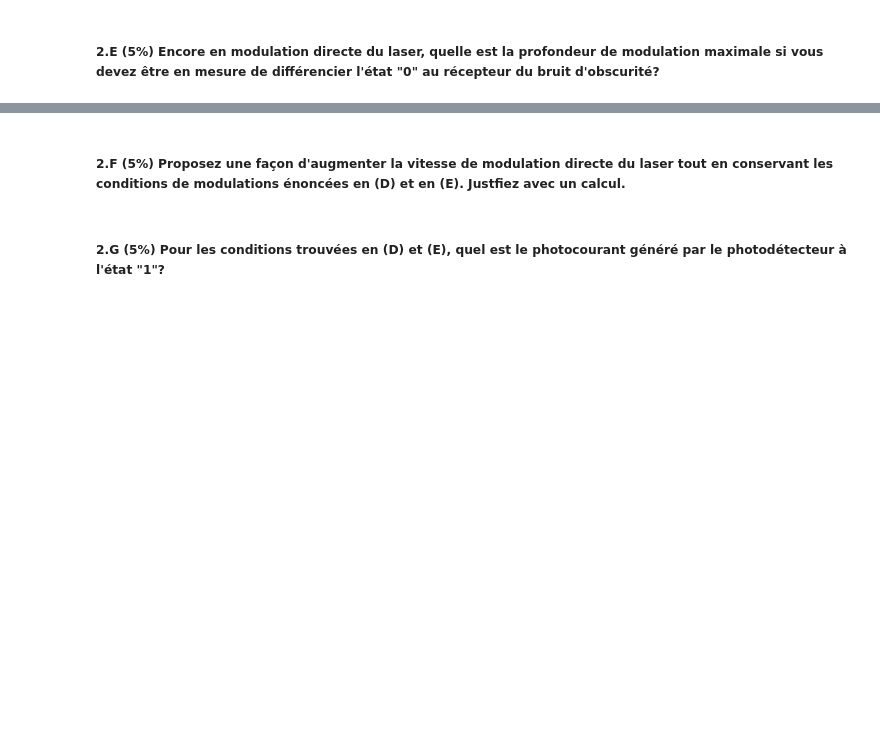
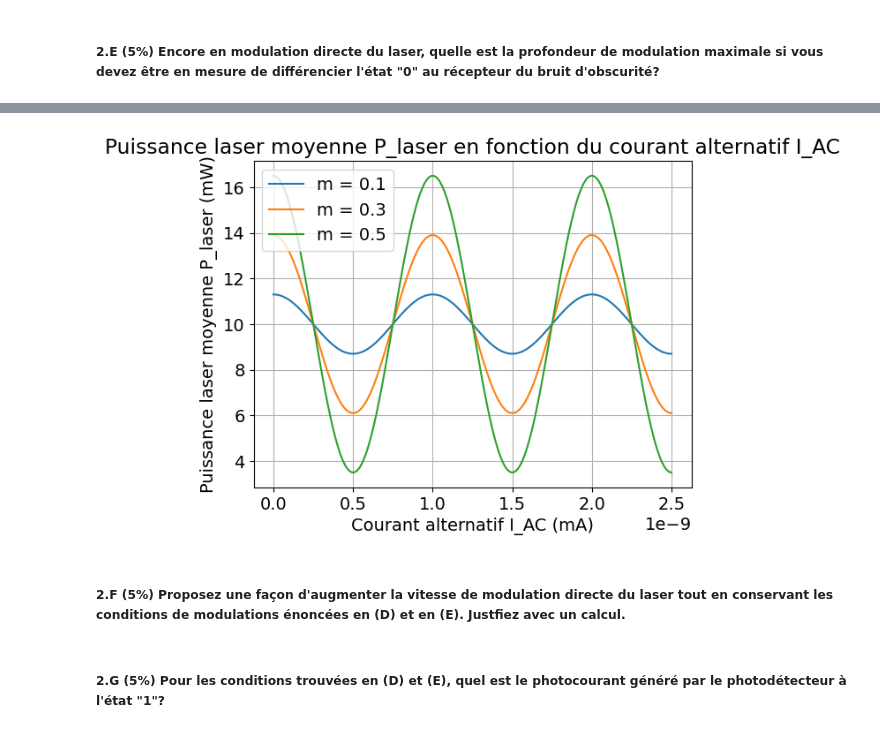
Before and after one commit to Eloi-Blouin/GPH-University-Laval-Course, a Jupyter notebook: Ulaval Session 7 Automne 2025/Optoélectronique/Devoir 4/Devoir_4_2025.ipynb, the cells around one changed output, grey strips where cells are left out. Cells and saved outputs as stored; diff of their text form; code cells hidden in the pictures; blank space fills up the shorter version.

```diff
--- a/Ulaval Session 7 Automne 2025/Optoélectronique/Devoir 4/Devoir_4_2025.ipynb
+++ b/Ulaval Session 7 Automne 2025/Optoélectronique/Devoir 4/Devoir_4_2025.ipynb
@@ -411,7 +411,7 @@ reset_globals_variables()
 ### données problèmes 2
 # Laser
 I_th_num2 = 10e-3  # A
-η_slope_num2 = 0.3e-3  # W/A
+η_slope_num2 = 0.3  # W/A
 τ_p_num2 = 10e-12  # s
 τ_m_num2 = 10e-12  # s
 V_p_num2 = 1e-16  # m^3
@@ -926,0 +943,4 @@ Un augmentation de 25.480 dB du SNR est obtenue grâce au ferrulage.
+# %%
+I_DC_num2 = P_input_fibre / η_slope_num2 + I_th_num2
+
+print(f"Courant continu I_DC minimum pour une puissance d'entrée de {P_input_fibre*1e3} mW: {I_DC_num2*1e3:.3f} mA")
@@ -931,3 +958,26 @@ Un augmentation de 25.480 dB du SNR est obtenue grâce au ferrulage.
+# %%
+m_num2 = [0.1, 0.3, 0.5]
+time_vector = np.linspace(0, 2.5e-9, 1000)
+
+def calculate_laser_power_slow(I_DC, m, ω, t, I_th, η_slope):
+    """ Calcule la puissance laser moyenne P_laser en fonction du courant continu I_DC et du courant alternatif I_AC """
+    P_laser = η_slope * ((I_DC * (1 + m * np.cos(ω * t))) - I_th)
+    return P_laser
+
+output_power_I_AC_num2 = []
+for m in m_num2:
+    output_power_I_AC_m_num2 = calculate_laser_power_slow(I_DC_num2, m, (2 * np.pi * 1e9), time_vector, I_th_num2, η_slope_num2)
+    output_power_I_AC_num2.append(np.mean(output_power_I_AC_m_num2))
+
+    plt.plot(time_vector, output_power_I_AC_m_num2*1e3, label=f'm = {m}')
+plt.title("Puissance laser moyenne P_laser en fonction du courant alternatif I_AC")
+plt.xlabel("Courant alternatif I_AC (mA)")
+plt.ylabel("Puissance laser moyenne P_laser (mW)")
+plt.legend()
+plt.grid()
+plt.show()
+# %% [output]
+[figure, added]
 # %% [markdown]
 ##### 2.F (5%) Proposez une façon d'augmenter la vitesse de modulation directe du laser tout en conservant les conditions de modulations énoncées en (D) et en (E). Justfiez avec un calcul.
 # %%
```
Also changed, not shown: parts of 7 cells of this notebook.
